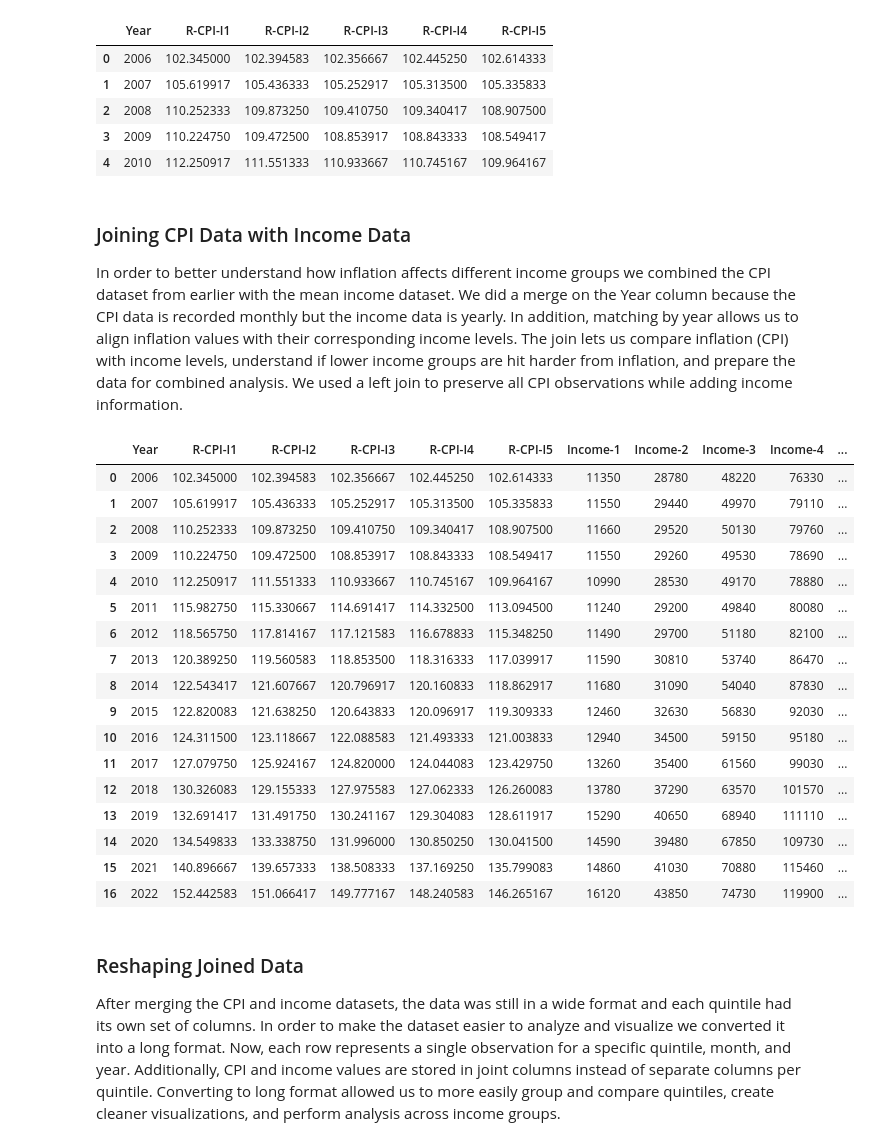
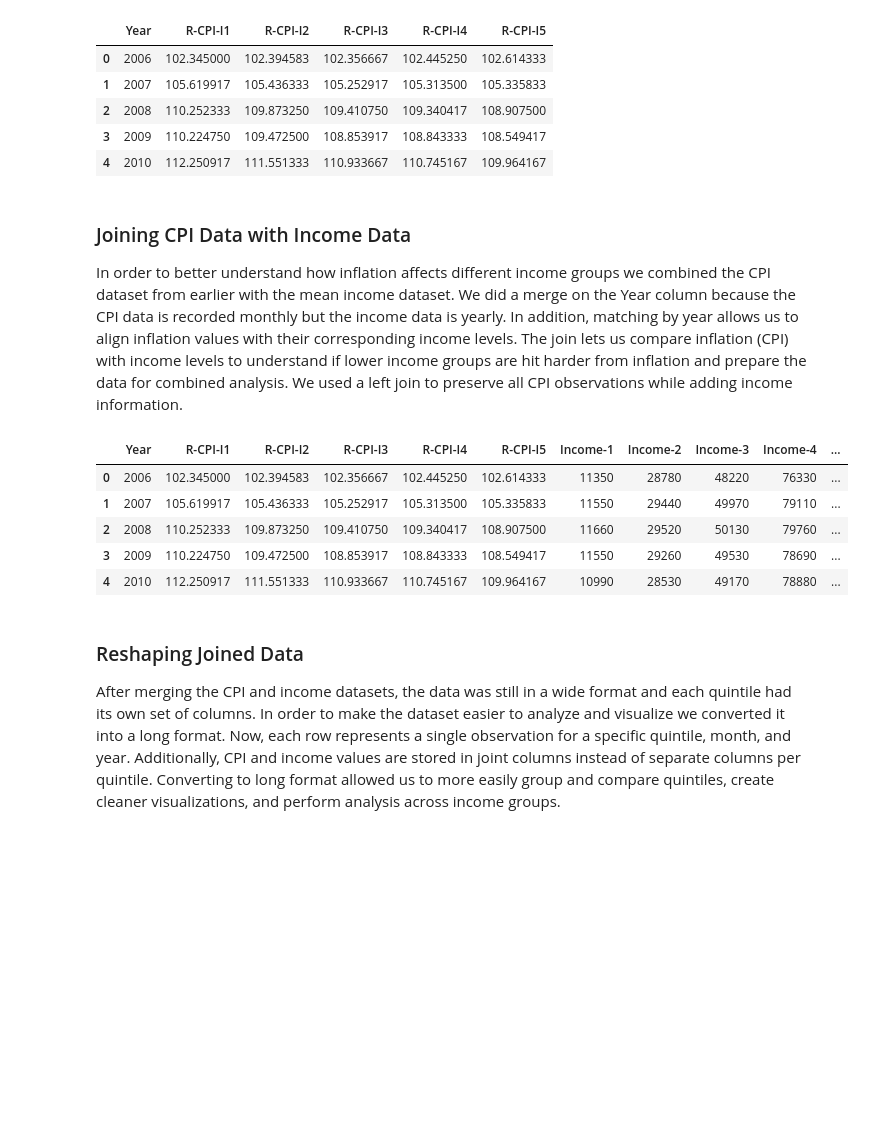
Before and after one commit to sanjur0211/Inflators, a Jupyter notebook: Project3.ipynb, the cells around one changed output. Drawn from its saved outputs; the diff is of its cells as text; code cells hidden in the pictures; blank space fills up the shorter version.

```diff
--- a/Project3.ipynb
+++ b/Project3.ipynb
@@ -77,29 +72,17 @@ yearly_r_cpi_i.head()
 # %% [markdown]
 ### Joining CPI Data with Income Data
 
-In order to better understand how inflation affects different income groups we combined the CPI dataset from earlier with the mean income dataset. We did a merge on the Year column because the CPI data is recorded monthly but the income data is yearly. In addition, matching by year allows us to align inflation values with their corresponding income levels. The join lets us compare inflation (CPI) with income levels, understand if lower income groups are hit harder from inflation, and prepare the data for combined analysis. We used a left join to preserve all CPI observations while adding income information.
+In order to better understand how inflation affects different income groups we combined the CPI dataset from earlier with the mean income dataset. We did a merge on the Year column because the CPI data is recorded monthly but the income data is yearly. In addition, matching by year allows us to align inflation values with their corresponding income levels. The join lets us compare inflation (CPI) with income levels to understand if lower income groups are hit harder from inflation and prepare the data for combined analysis. We used a left join to preserve all CPI observations while adding income information.
 # %%
 joined = pandas.merge(yearly_r_cpi_i, income_quintiles, left_on='Year', right_on='Year')
-joined
+joined.head()
 # %% [output]
 |  | Year | R-CPI-I1 | R-CPI-I2 | R-CPI-I3 | R-CPI-I4 | R-CPI-I5 | Income-1 | Income-2 | Income-3 | Income-4 | ... |
 | 0 | 2006 | 102.345000 | 102.394583 | 102.356667 | 102.445250 | 102.614333 | 11350 | 28780 | 48220 | 76330 | ... |
 | 1 | 2007 | 105.619917 | 105.436333 | 105.252917 | 105.313500 | 105.335833 | 11550 | 29440 | 49970 | 79110 | ... |
 | 2 | 2008 | 110.252333 | 109.873250 | 109.410750 | 109.340417 | 108.907500 | 11660 | 29520 | 50130 | 79760 | ... |
 | 3 | 2009 | 110.224750 | 109.472500 | 108.853917 | 108.843333 | 108.549417 | 11550 | 29260 | 49530 | 78690 | ... |
 | 4 | 2010 | 112.250917 | 111.551333 | 110.933667 | 110.745167 | 109.964167 | 10990 | 28530 | 49170 | 78880 | ... |
-| 5 | 2011 | 115.982750 | 115.330667 | 114.691417 | 114.332500 | 113.094500 | 11240 | 29200 | 49840 | 80080 | ... |
-| 6 | 2012 | 118.565750 | 117.814167 | 117.121583 | 116.678833 | 115.348250 | 11490 | 29700 | 51180 | 82100 | ... |
-| 7 | 2013 | 120.389250 | 119.560583 | 118.853500 | 118.316333 | 117.039917 | 11590 | 30810 | 53740 | 86470 | ... |
-| 8 | 2014 | 122.543417 | 121.607667 | 120.796917 | 120.160833 | 118.862917 | 11680 | 31090 | 54040 | 87830 | ... |
-| 9 | 2015 | 122.820083 | 121.638250 | 120.643833 | 120.096917 | 119.309333 | 12460 | 32630 | 56830 | 92030 | ... |
-| 10 | 2016 | 124.311500 | 123.118667 | 122.088583 | 121.493333 | 121.003833 | 12940 | 34500 | 59150 | 95180 | ... |
-| 11 | 2017 | 127.079750 | 125.924167 | 124.820000 | 124.044083 | 123.429750 | 13260 | 35400 | 61560 | 99030 | ... |
-| 12 | 2018 | 130.326083 | 129.155333 | 127.975583 | 127.062333 | 126.260083 | 13780 | 37290 | 63570 | 101570 | ... |
-| 13 | 2019 | 132.691417 | 131.491750 | 130.241167 | 129.304083 | 128.611917 | 15290 | 40650 | 68940 | 111110 | ... |
-| 14 | 2020 | 134.549833 | 133.338750 | 131.996000 | 130.850250 | 130.041500 | 14590 | 39480 | 67850 | 109730 | ... |
-| 15 | 2021 | 140.896667 | 139.657333 | 138.508333 | 137.169250 | 135.799083 | 14860 | 41030 | 70880 | 115460 | ... |
-| 16 | 2022 | 152.442583 | 151.066417 | 149.777167 | 148.240583 | 146.265167 | 16120 | 43850 | 74730 | 119900 | ... |
 # %% [markdown]
 ### Reshaping Joined Data
 
```
Also changed, not shown: parts of 37 cells of this notebook.
